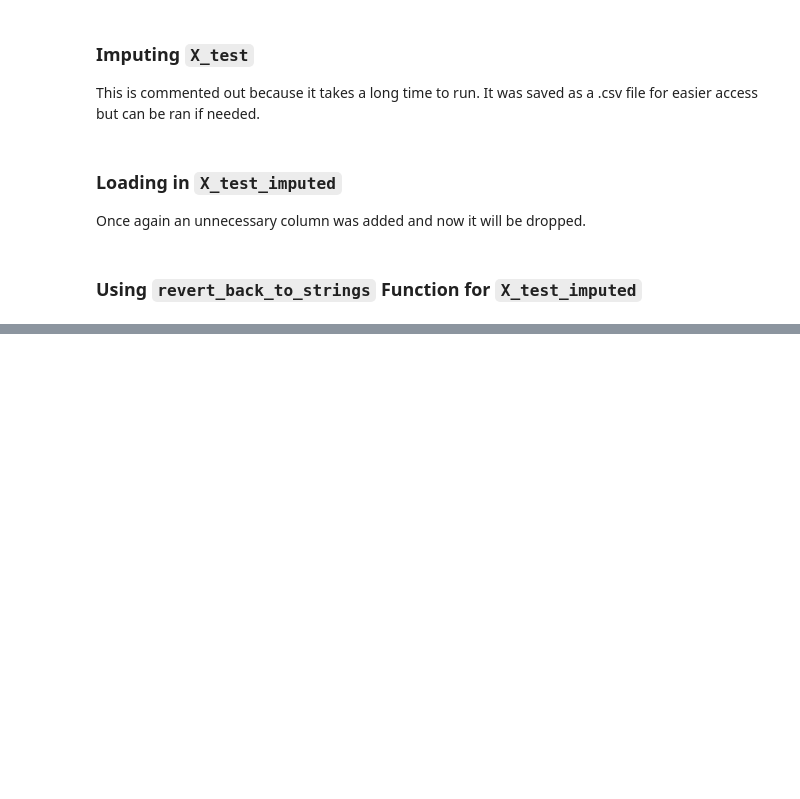
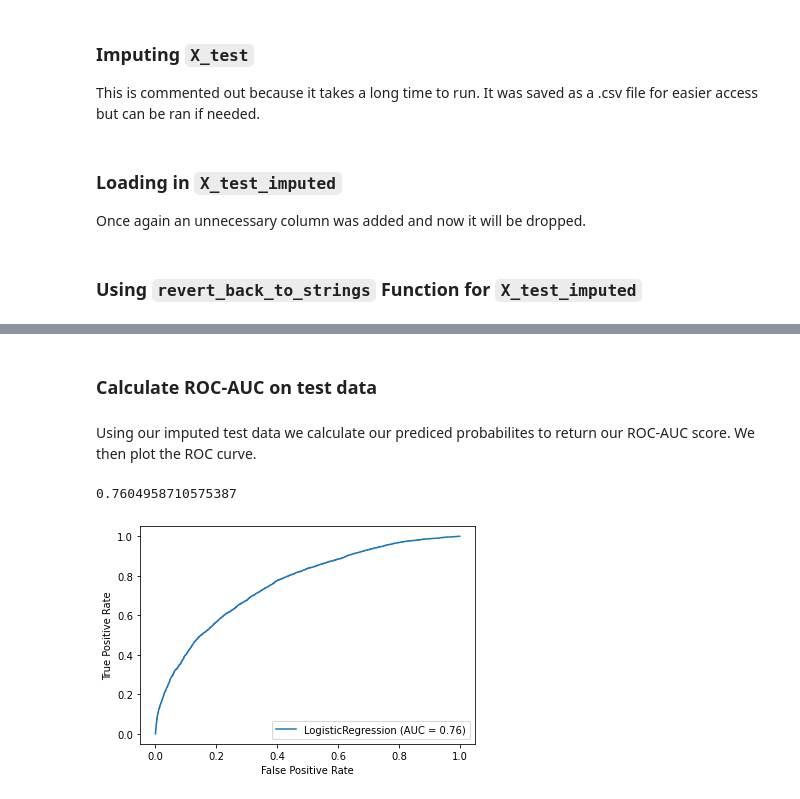
Before and after one commit to BobbyGerberick/Tanzanian_Water_Wells, a Jupyter notebook: notebook.ipynb, the cells around one changed output, grey strips where cells are left out. Drawn from its saved outputs; the diff is of its cells as text; code cells hidden in the pictures; blank space fills up the shorter version.

```diff
--- a/notebook.ipynb
+++ b/notebook.ipynb
@@ -374,0 +418,3 @@ X_test_imputed
+# %%
+#Instantiate new scorer using 'make_scorer'
+scorer = make_scorer(precision_score, pos_label=0)
@@ -374,0 +423,12 @@ X_test_imputed
+# %%
+#Instantiate 'GridSearchCV' and list of parameters
+param_grid = {
+    'C': [0.1, 1, 10, 100, 1000],
+    'solver' : ['lbfgs', 'liblinear', 'sag', 'saga'],
+    'max_iter' : [100, 1000, 10000],
+}
+clf = GridSearchCV(logreg, param_grid, cv=5, scoring=scorer)
+# %%
+#Fit the grid search to our training data
+clf.fit(X_train_imputed_sc, y_train)
+print(clf.best_params_)
@@ -374,0 +437,6 @@ X_test_imputed
+# %%
+#Pass in the best parameters to new logistic regression
+logreg2 = LogisticRegression(random_state=33, C = 10, max_iter = 100, solver= 'lbfgs' )
+
+#Fit the new model to training data
+logreg2.fit(X_train_imputed_sc, y_train)
@@ -374,0 +473,16 @@ X_test_imputed
+# %% [markdown]
+### Calculate ROC-AUC on test data
+# %% [markdown]
+Using our imputed test data we calculate our prediced probabilites to return our ROC-AUC score. We then plot the ROC curve.
+# %%
+#Predict our test probabilities
+probas = logreg2.predict_proba(X_test_imputed_sc)[:, 1]
+#Return the roc-auc score
+roc_auc_score(y_test, probas)
+# %% [output]
+0.7604958710575387
+# %%
+#Plot the ROC curve
+plot_roc_curve(logreg2, X_test_imputed_sc, y_test);
+# %% [output]
+[figure, added]
```
Also changed, not shown: parts of 28 cells of this notebook, 1 other file.
